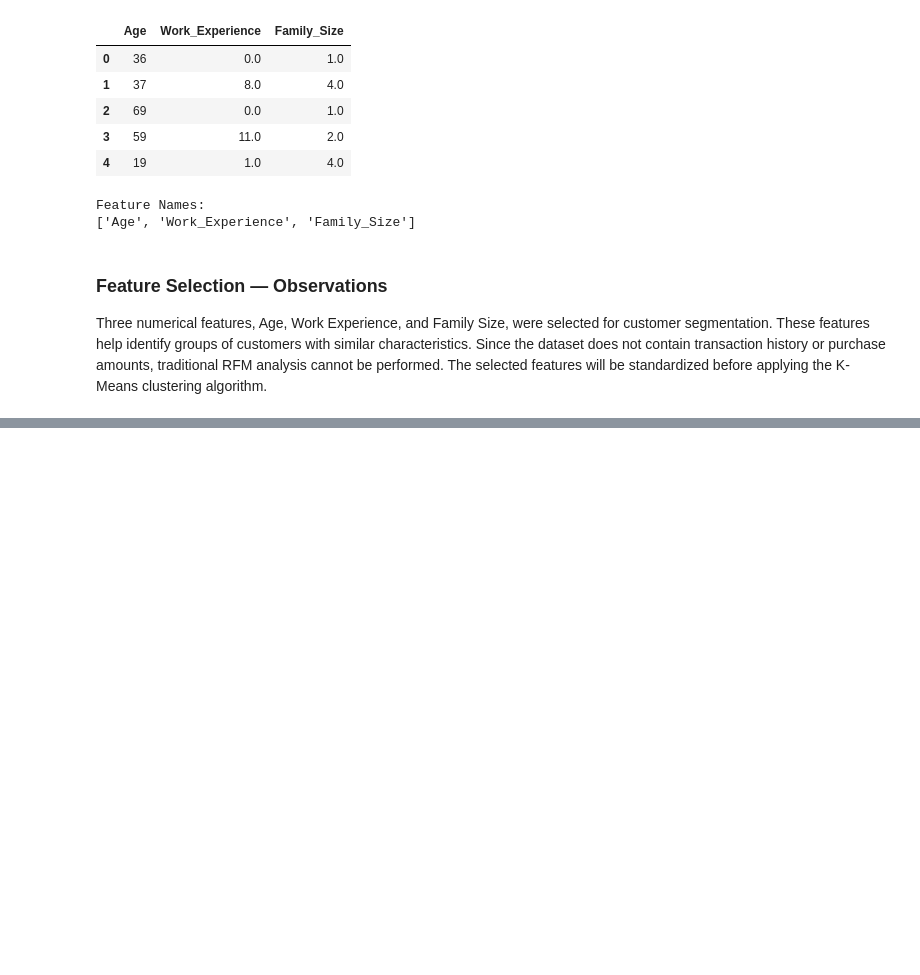
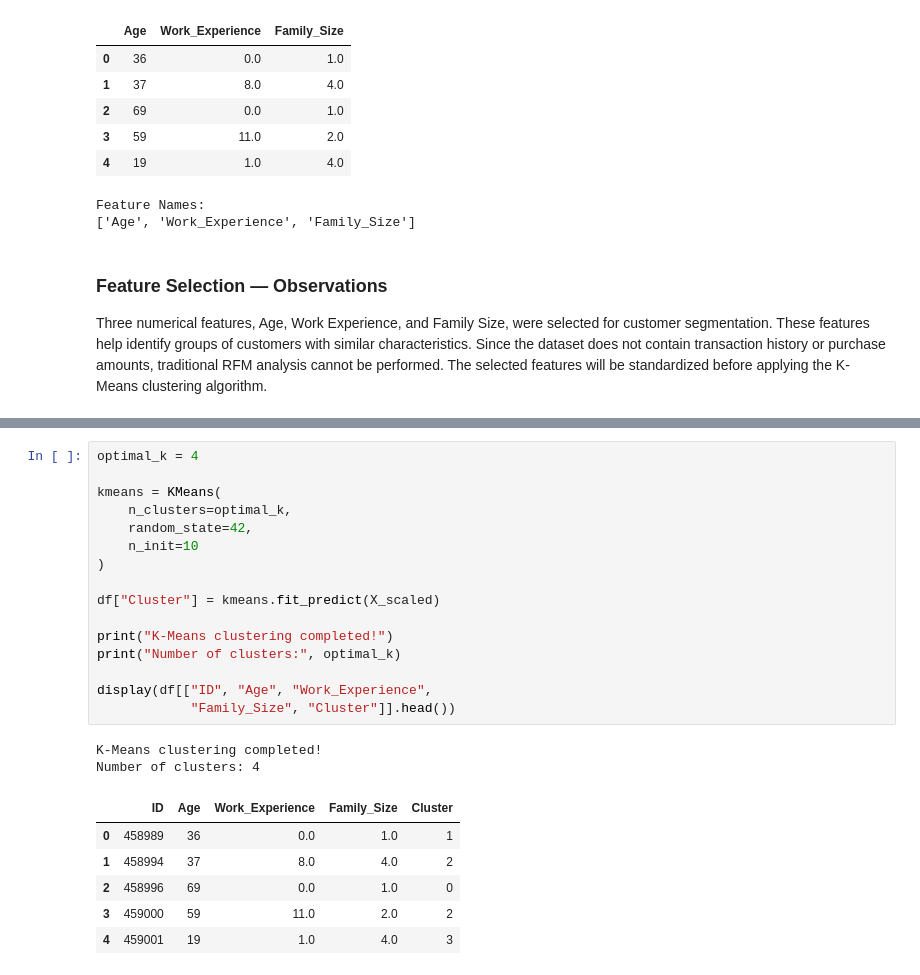
Before and after one commit to atulkadam081-coder/IOBSIP, a Jupyter notebook: src/customer_segmentation.ipynb, the cells around one changed output, grey strips where cells are left out. Cells and saved outputs as stored; diff of their text form; blank space fills up the shorter version.

```diff
--- a/src/customer_segmentation.ipynb
+++ b/src/customer_segmentation.ipynb
@@ -176,0 +225,25 @@ Three numerical features, Age, Work Experience, and Family Size, were selected f
+# %%
+optimal_k = 4
+
+kmeans = KMeans(
+    n_clusters=optimal_k,
+    random_state=42,
+    n_init=10
+)
+
+df["Cluster"] = kmeans.fit_predict(X_scaled)
+
+print("K-Means clustering completed!")
+print("Number of clusters:", optimal_k)
+
+display(df[["ID", "Age", "Work_Experience",
+            "Family_Size", "Cluster"]].head())
+# %% [output]
+K-Means clustering completed!
+Number of clusters: 4
+|  | ID | Age | Work_Experience | Family_Size | Cluster |
+| 0 | 458989 | 36 | 0.0 | 1.0 | 1 |
+| 1 | 458994 | 37 | 8.0 | 4.0 | 2 |
+| 2 | 458996 | 69 | 0.0 | 1.0 | 0 |
+| 3 | 459000 | 59 | 11.0 | 2.0 | 2 |
+| 4 | 459001 | 19 | 1.0 | 4.0 | 3 |
```
Also changed, not shown: parts of 4 cells of this notebook.
